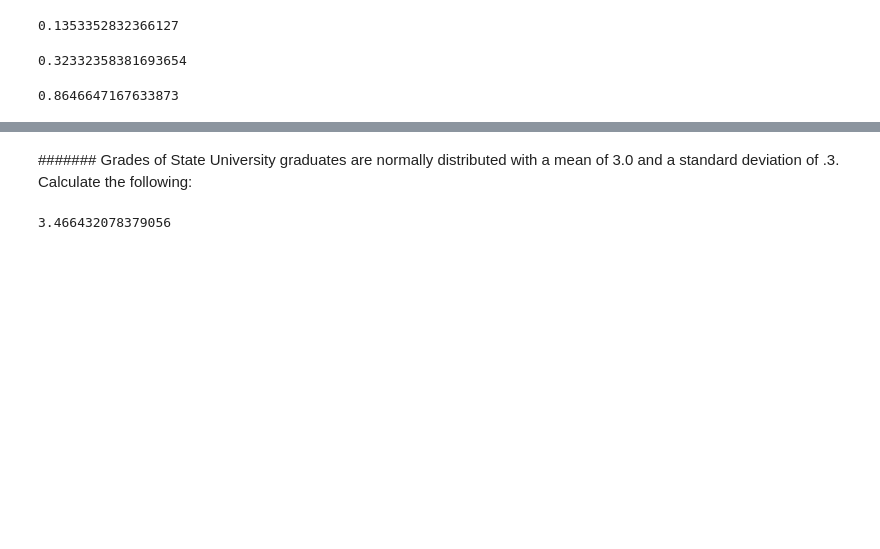
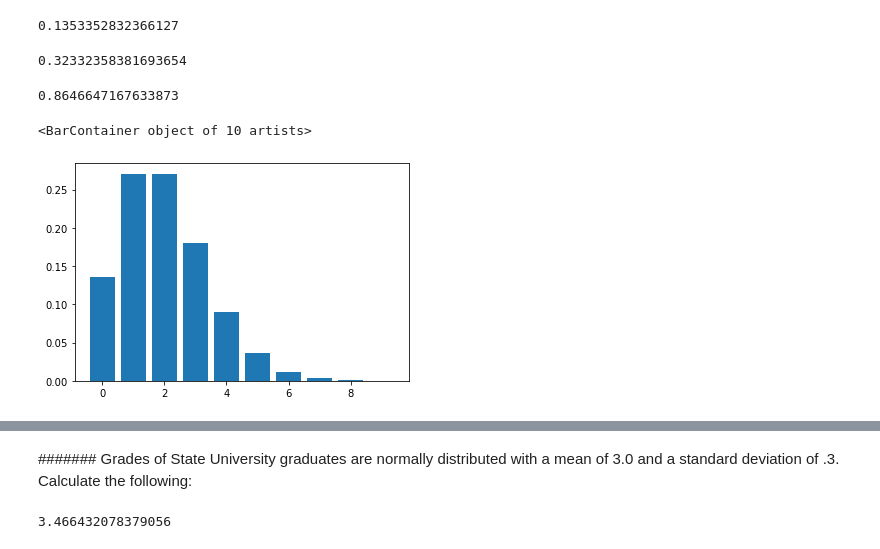
Before and after one commit to Jgardin875/statistics-exercises, a Jupyter notebook: probability_distributions.ipynb, the cells around one changed output, grey strips where cells are left out. Saved outputs shown, nothing was run; the diff lists cells and outputs as text; code cells hidden in the pictures; blank space fills up the shorter version.

```diff
--- a/probability_distributions.ipynb
+++ b/probability_distributions.ipynb
@@ -26,6 +26,14 @@ stats.poisson(λ).sf(2) #not inclusive, so use 2 not 3
 stats.poisson(λ).sf(0)
 # %% [output]
 0.8646647167633873
+# %%
+x = np.arange(0,10)
+y = stats.poisson(λ).pmf(x)
+
+plt.bar(x,y)
+# %% [output]
+<BarContainer object of 10 artists>
+[figure, added]
 # %%
 #class
 # %%
```
Also changed, not shown: parts of 2 cells of this notebook, 1 other file.
